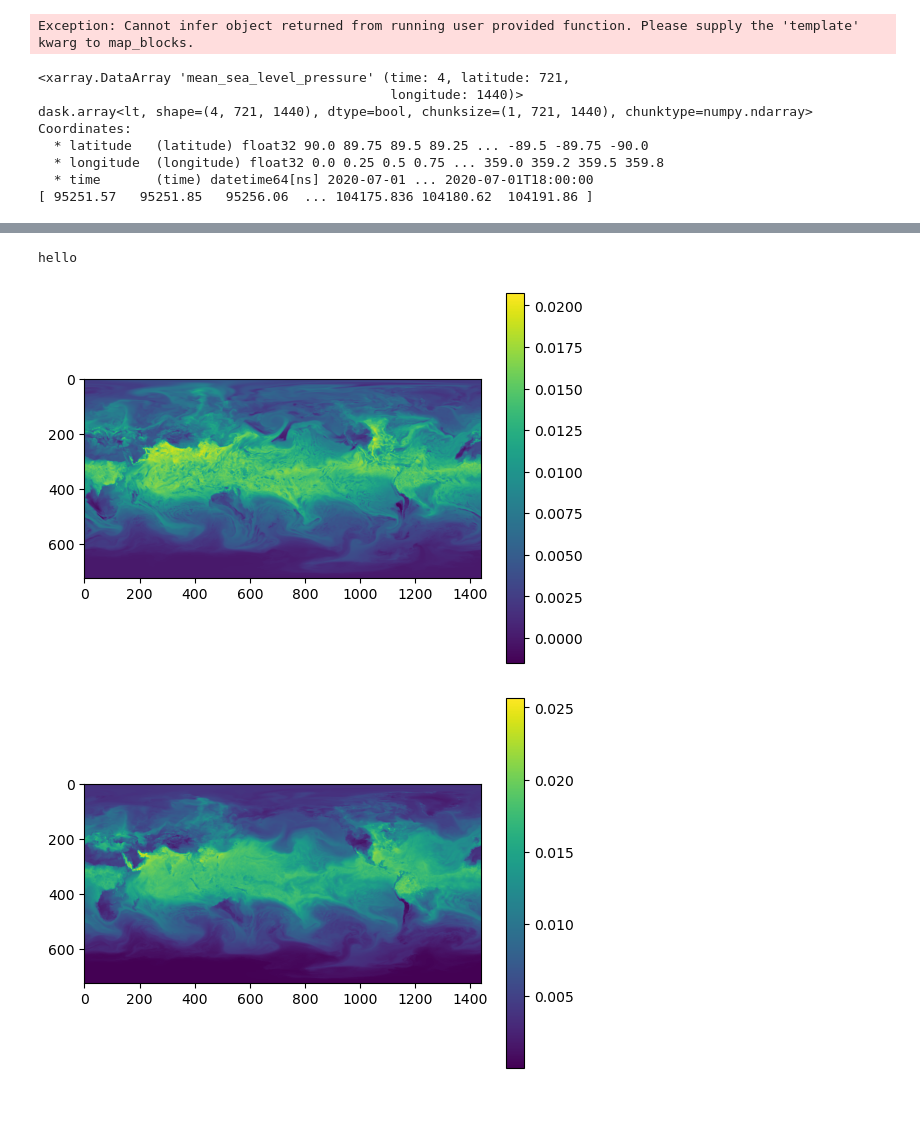
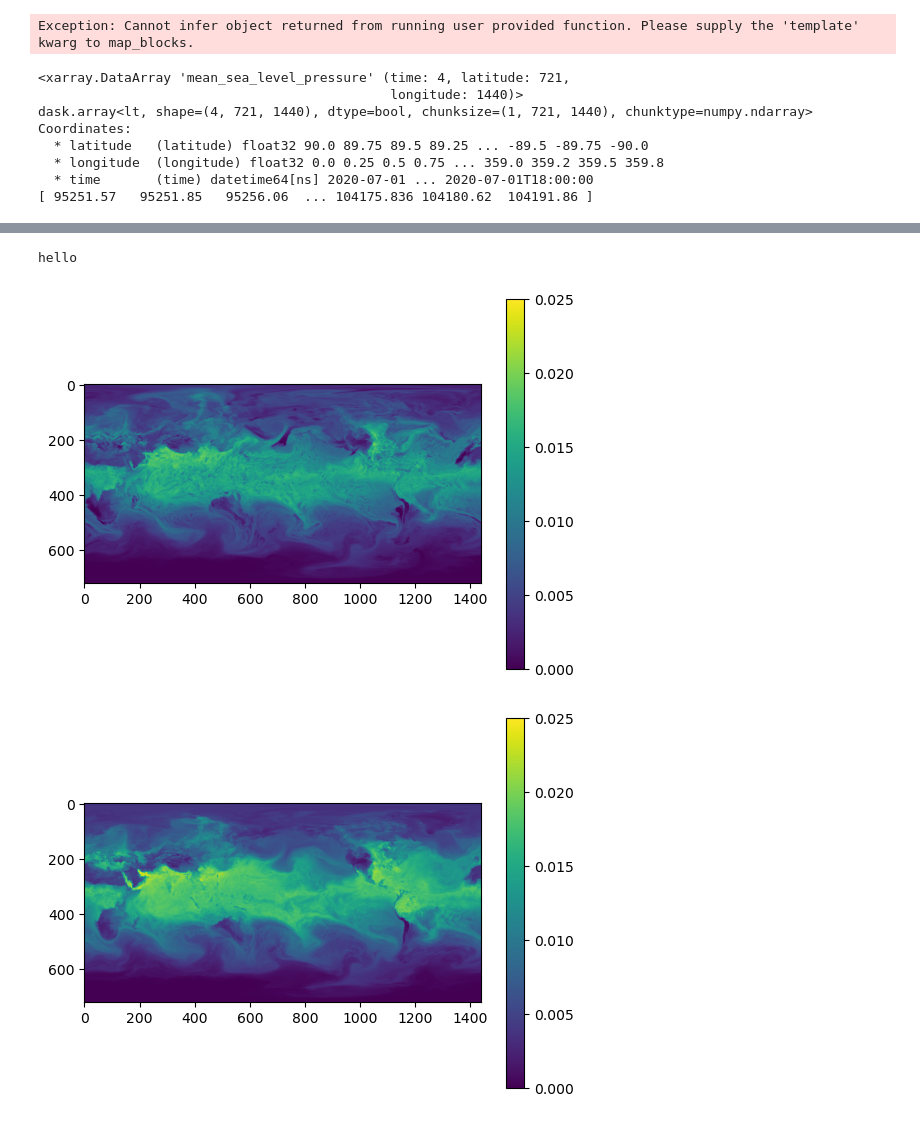
Before and after one commit to feldmann-m/AI-storm, a Jupyter notebook: devel/compute_cape.ipynb, the cells around one changed output, grey strips where cells are left out. Saved outputs shown, nothing was run; the diff lists cells and outputs as text; code cells hidden in the pictures.

```diff
--- a/devel/compute_cape.ipynb
+++ b/devel/compute_cape.ipynb
@@ -42,6 +44,7 @@ for dataset in datasets[:1]:
     tlevel=xr_dataset.temperature
     qlevel=xr_dataset.specific_humidity
     plevel_dim=np.ones([1,len(plevel),1,1])
+    zlevel=xr_dataset.geopotential
     for n1 in range(len(plevel.data)):
         plevel_dim[0,n1,0,0]=plevel[n1]
     plevel_exp=(tlevel/tlevel)*plevel_dim
@@ -58,6 +61,8 @@ Coordinates:
 # %%
     psurf=xr_dataset.mean_sea_level_pressure
     tsurf=xr_dataset['2m_temperature']
+    zsurf_c=xr_dataset['geopotential_at_surface']; print(zsurf_c.shape,zsurf_c.dims)
+    zsurf = zsurf_c.expand_dims(dim={"time": psurf.time}, axis=0); print(zsurf.shape)
     n1=0
     pid=np.zeros(psurf.shape)
     for lev in plevel:
@@ -79,0 +94,12 @@ True
+# %%
+#p=plt.imshow(zl[0,0,:,:]>0); plt.colorbar(p); plt.show()
+#p=plt.imshow(zs[0,:,:]>0); plt.colorbar(p); plt.show()
+print(cape.dims)
+import cartopy.crs as ccrs
+#p=plt.imshow(cape[0,3,:,:],vmin=0,vmax=6000,cmap='Reds'); plt.colorbar(p); plt.show()
+print('georeferenced plot')#,psurf.longitude,cape.latitude)
+ax = plt.axes(projection=ccrs.PlateCarree())
+p=plt.contourf(psurf.longitude, psurf.latitude, cape[0,3,:,:],10,transform=ccrs.PlateCarree(),cmap='Reds',vmin=0,vmax=3000,)
+plt.colorbar(p)
+ax.coastlines()
+plt.show()
@@ -89,15 +121,15 @@ Exception: Cannot infer object returned from running user provided function. Ple
 # %%
 print(psurf<100000)
 print(np.unique(psurf))
-p=plt.imshow(qsurf[0,:,:]); plt.colorbar(p)
+p=plt.imshow(qsurf[0,:,:],vmin=0, vmax=0.025); plt.colorbar(p)
 plt.show()
 print('hello')
-p=plt.imshow(qsurf_interp[0,:,:]); plt.colorbar(p)
+p=plt.imshow(qsurf_interp[0,:,:],vmin=0, vmax=0.025); plt.colorbar(p)
 plt.show()
-p=plt.imshow(qlow[0,:,:]); plt.colorbar(p)
+p=plt.imshow(qlow[0,:,:],vmin=0, vmax=0.025); plt.colorbar(p)
 plt.show()
 
-p=plt.imshow((qsurf-qlow)[0,:,:],vmin=-0.02,vmax=0.02,cmap='RdBu'); plt.colorbar(p)
+p=plt.imshow((qsurf_interp-qsurf)[0,:,:],vmin=-0.02,vmax=0.02,cmap='RdBu_r'); plt.colorbar(p)
 plt.show()
 # %% [output]
 <xarray.DataArray 'mean_sea_level_pressure' (time: 4, latitude: 721,
@@ -112,3 +144,3 @@ Coordinates:
 hello
-[figure, old version]
+[figure, new version]
-[figure, old version]
+[figure, new version]
```
Also changed, not shown: parts of 7 cells of this notebook.
